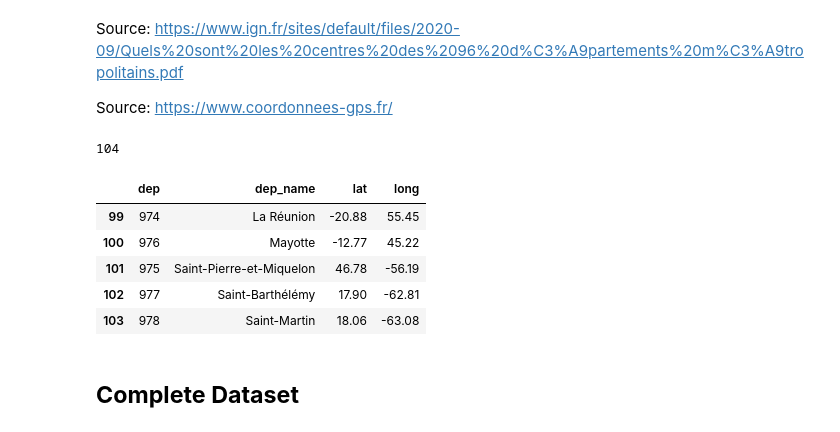
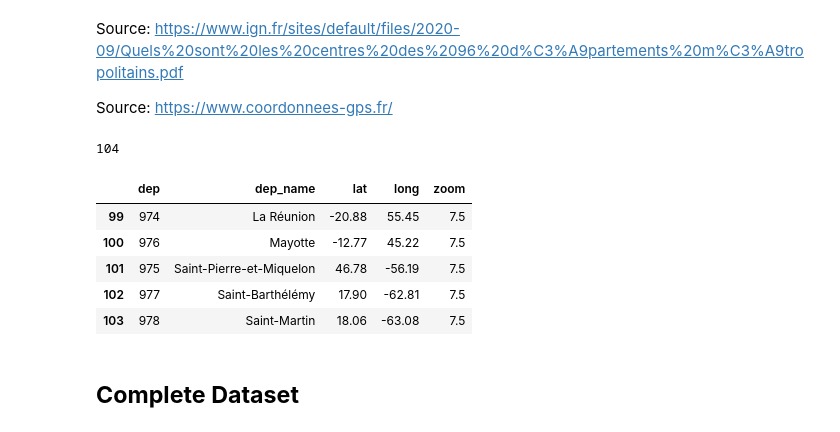
Before and after one commit to pmecchia/Covid19, a Jupyter notebook: data analysis.ipynb, the cells around one changed output. Saved outputs shown, nothing was run; the diff lists cells and outputs as text; code cells hidden in the pictures.

```diff
--- a/data analysis.ipynb
+++ b/data analysis.ipynb
@@ -123,23 +123,25 @@ Source: <a href="https://www.ign.fr/sites/default/files/2020-09/Quels%20sont%20l
 Source: <a href="https://www.coordonnees-gps.fr/" target="_blank">https://www.coordonnees-gps.fr/</a>
 # %%
 departements= df_test["dep"].unique()
+zoom_dep=[7.5]*len(departements)
 # %%
 data={'dep':departements,
       'dep_name':['Ain','Aisne','Allier','Alpes-de-Haute-Provence','Hautes-Alpes','Alpes_Maritimes','Ardeche','Ardennes','Ariege','Aube','Aude','Aveyron','Bouches-du-Rhône','Calvados','Cantal','Charente','Charente-Maritime','Cher','Correze',"Côte-d'Or","Côtes-D'Armor","Creuse","Dordogne","Doubs","Drome","Eure","Eure-et-Loire","Finistère","Corde-du-Sud","Haute-Corse","Gard","Haute-Garonne","Gers","Gironde","Hérault","Ille-et-Vilaine","Indre","Indre-et-Loire","Isère","Jura","Landes","Loir-et-Cher","Loire","Haute-Loire","Loire-Atlantique","Loiret","Lot","Lot-et-Garonne","Lozère","Manne-et-Loire","Manche","Marne","Haute-Marne","Mayenne","Meurthe-et-Moselle","Meuse","Morbihan","Moselle","Nièvre","Nord","Oise","Orne","Pas-de-Calais","Puy-de-Dôme","Pyrénées-Altantiques","Hautes-Pyrénées","Pyrénées-Orientales","Bas-Rhin","Haut-Rhin","Rhone","Haute-Saône","Saône-et-Loire","Sarthe","Savoie","Haute-Savoie","Paris","Seine-Maritime","Seine-et-Marne","Yvellines","Deux-Sèvres","Somme","Tarn","Tarn-et-Garonne","Var","Vaucluse","Vendée","Vienne","Haute-Vienne","Vosges","Yonne","Territoire de Belfort","Essonne","Hauts-de-Seine","Seine-Saint_Denis","Val-de-Marne","Val-d'Oise","Guadeloupe","Martinique","Guyane","La Réunion","Mayotte","Saint-Pierre-et-Miquelon","Saint-Barthélémy","Saint-Martin"],
       'lat':[46.1,49.55,44.1,44.09,44.66,43.94,44.73,49.61,42.94,48.31,43.10,44.28,43.54,49.10,45.01,45.71,45.76,47.07,45.34,47.43,48.44,46.08,45.13,47.16,44.68,49.10,48.39,48.27,41.88,42.37,43.99,43.35,43.68,44.84,43.90,48.18,46.80,47.24,45.27,46.73,43.96,47.61,45.72,45.13,47.38,47.85,44.63,44.37,44.51,47.39,49.08,48.38,48.09,48.12,48.79,49.00,47.85,49.02,47.10,50.45,49.39,48.61,50.49,45.73,43.28,43.05,42.61,48.65,47.86,45.86,47.63,46.64,48.00,45.47,46.04,48.85,49.65,48.60,48.97,46.53,49.97,43.77,44.07,43.47,43.99,46.67,46.55,45.87,48.19,47.84,47.62,48.52,48.83,48.90,48.77,49.07,16.00,14.60,4.93,-20.88,-12.77,46.78,17.90,18.06],
-      'long':[5.33,3.56,2.35,6.23,6.21,7.12,4.41,4.61,1.53,4.14,2.35,2.72,5.03,-0.37,2.66,0.20,-0.71,2.52,1.81,4.78,-2.85,2.04,0.70,6.37,5.15,1.00,1.36,-4.04,8.97,9.23,4.17,1.23,0.45,-0.58,4.47,-1.64,1.62,0.69,5.61,5.69,-0.80,1.41,4.16,3.81,-1.71,2.26,1.59,0.46,3.49,-0.53,-1.34,7.47,5.15,-0.67,6.16,5.39,-2.83,6.65,3.51,3.20,2.42,0.11,2.27,3.14,-0.75,0.16,2.51,7.56,7.27,4.66,6.07,4.53,0.19,6.45,6.44,2.35,1.04,2.97,1.97,-0.32,2.29,2.18,1.28,6.18,5.14,-1.28,0.50,1.23,6.37,3.57,6.92,2.26,2.24,2.48,2.45,2.17,-61.73,-61.06,-52.32,55.45,45.22,-56.19,-62.81,-63.08]
+      'long':[5.33,3.56,2.35,6.23,6.21,7.12,4.41,4.61,1.53,4.14,2.35,2.72,5.03,-0.37,2.66,0.20,-0.71,2.52,1.81,4.78,-2.85,2.04,0.70,6.37,5.15,1.00,1.36,-4.04,8.97,9.23,4.17,1.23,0.45,-0.58,4.47,-1.64,1.62,0.69,5.61,5.69,-0.80,1.41,4.16,3.81,-1.71,2.26,1.59,0.46,3.49,-0.53,-1.34,7.47,5.15,-0.67,6.16,5.39,-2.83,6.65,3.51,3.20,2.42,0.11,2.27,3.14,-0.75,0.16,2.51,7.56,7.27,4.66,6.07,4.53,0.19,6.45,6.44,2.35,1.04,2.97,1.97,-0.32,2.29,2.18,1.28,6.18,5.14,-1.28,0.50,1.23,6.37,3.57,6.92,2.26,2.24,2.48,2.45,2.17,-61.73,-61.06,-52.32,55.45,45.22,-56.19,-62.81,-63.08],
+      'zoom':zoom_dep
      }
 print(len(data['dep_name']))
-df_coord = pd.DataFrame(data,columns=['dep','dep_name','lat','long'])
+df_coord = pd.DataFrame(data,columns=['dep','dep_name','lat','long','zoom'])
 df_coord.tail()
 # %% [output]
 104
-|  | dep | dep_name | lat | long |
-| 99 | 974 | La Réunion | -20.88 | 55.45 |
-| 100 | 976 | Mayotte | -12.77 | 45.22 |
-| 101 | 975 | Saint-Pierre-et-Miquelon | 46.78 | -56.19 |
-| 102 | 977 | Saint-Barthélémy | 17.90 | -62.81 |
-| 103 | 978 | Saint-Martin | 18.06 | -63.08 |
+|  | dep | dep_name | lat | long | zoom |
+| 99 | 974 | La Réunion | -20.88 | 55.45 | 7.5 |
+| 100 | 976 | Mayotte | -12.77 | 45.22 | 7.5 |
+| 101 | 975 | Saint-Pierre-et-Miquelon | 46.78 | -56.19 | 7.5 |
+| 102 | 977 | Saint-Barthélémy | 17.90 | -62.81 | 7.5 |
+| 103 | 978 | Saint-Martin | 18.06 | -63.08 | 7.5 |
 # %% [markdown]
 ## **Complete Dataset**
 # %%
```
Also changed, not shown: parts of 27 cells of this notebook.
